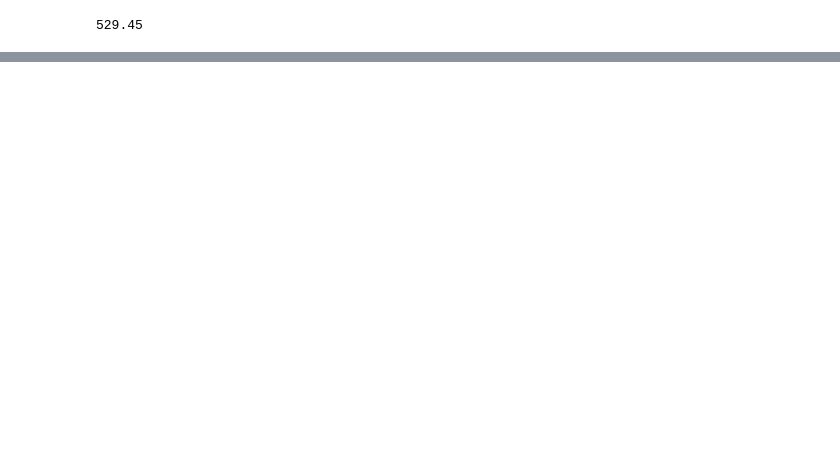
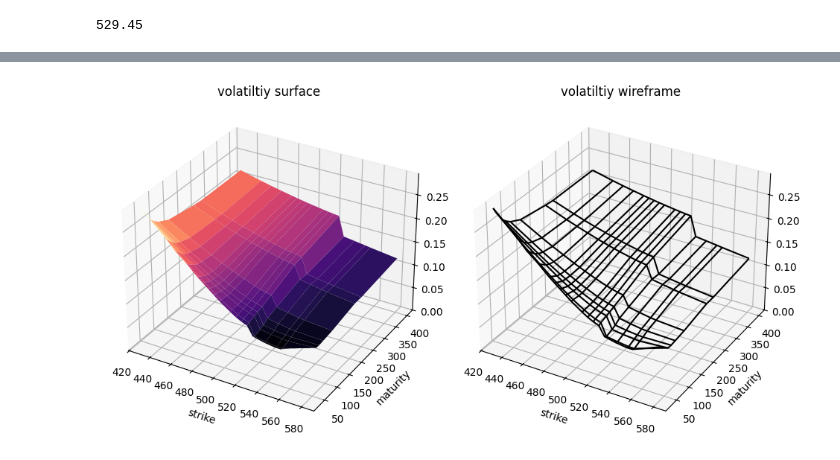
Before and after one commit to boomelage/machine-learning-option-pricing, a Jupyter notebook: historical_data/historitcal_alphaVantage_collection/historical_av_collection_review.ipynb, the cells around one changed output, grey strips where cells are left out. Saved outputs shown, nothing was run; the diff lists cells and outputs as text; code cells hidden in the pictures; blank space fills up the shorter version.

```diff
--- a/historical_data/historitcal_alphaVantage_collection/historical_av_collection_review.ipynb
+++ b/historical_data/historitcal_alphaVantage_collection/historical_av_collection_review.ipynb
@@ -152,0 +207,31 @@ plt.show()
+# %%
+"""
+volatility surface
+"""
+KK,TT = np.meshgrid(K,T)
+VV = np.array(
+        [[vol_matrix.loc[k,t] for k in K] for t in T]
+        )
+fig = plt.figure(figsize=plt.figaspect(0.5))
+
+ax1 = fig.add_subplot(1, 2, 1, projection='3d')
+surf = ax1.plot_surface(KK, TT, VV, rstride=1, cstride=1, cmap=cm.magma, linewidth=0.1)
+
+
+ax1.set_zlim(0, float(max(vol_matrix.values.flatten())))
+ax1.set_title('volatiltiy surface')
+ax1.set_xlabel('strike')
+ax1.set_ylabel('maturity')
+
+# Second subplot for wireframe plot
+ax2 = fig.add_subplot(1, 2, 2, projection='3d')
+ax2.plot_wireframe(KK, TT, VV, rstride=1, cstride=1,color='black')
+ax2.set_zlim(0, float(max(vol_matrix.values.flatten())))
+ax2.set_title('volatiltiy wireframe')
+ax2.set_xlabel('strike')
+ax2.set_ylabel('maturity')
+
+plt.tight_layout()
+plt.show()
+# %% [output]
+[figure, added]
```
Also changed, not shown: parts of 11 cells of this notebook, 4 other files.
